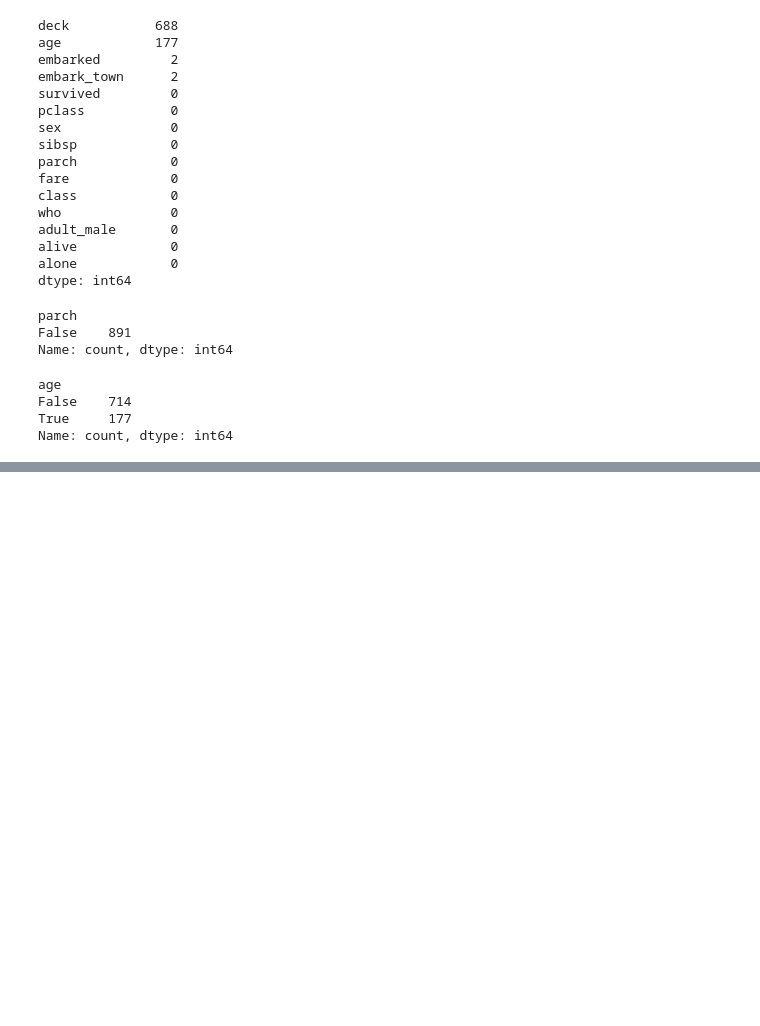
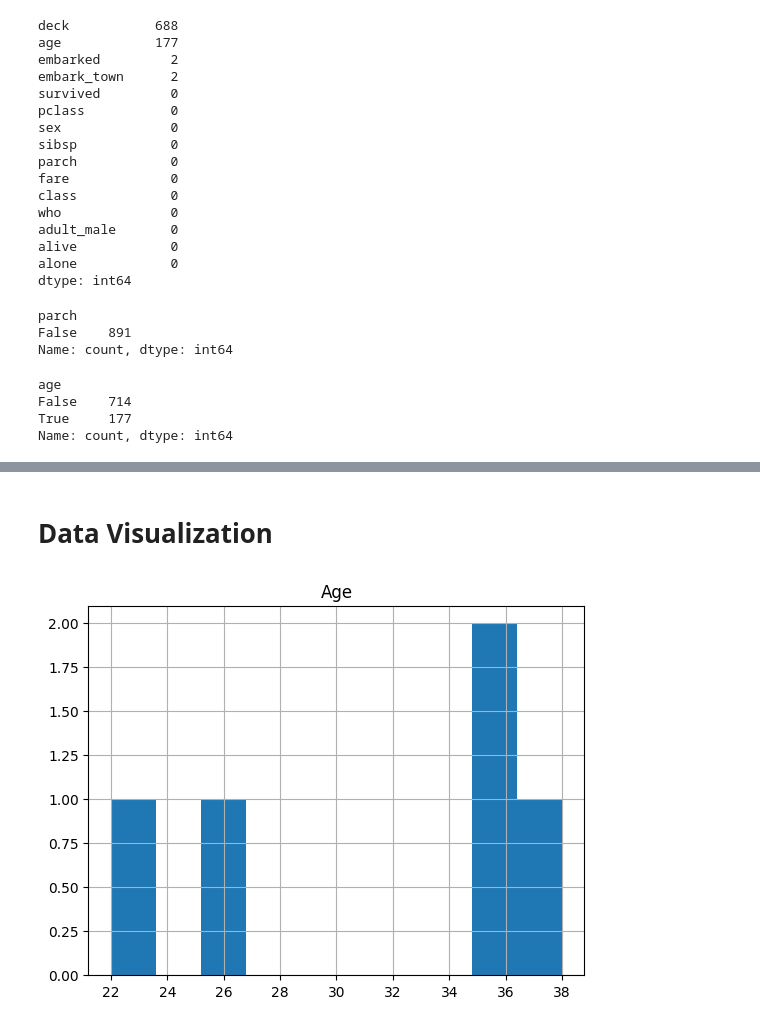
Before and after one commit to itsmemauliii/CodSoft, a Jupyter notebook: Task1.ipynb, the cells around one changed output, grey strips where cells are left out. Saved outputs shown, nothing was run; the diff lists cells and outputs as text; code cells hidden in the pictures; blank space fills up the shorter version.

```diff
--- a/Task1.ipynb
+++ b/Task1.ipynb
@@ -236,0 +293,7 @@ Name: count, dtype: int64
+# %% [markdown]
+# Data Visualization
+# %%
+data.hist()
+plt.show()
+# %% [output]
+[figure, added]
```
Also changed, not shown: parts of 35 cells of this notebook.
